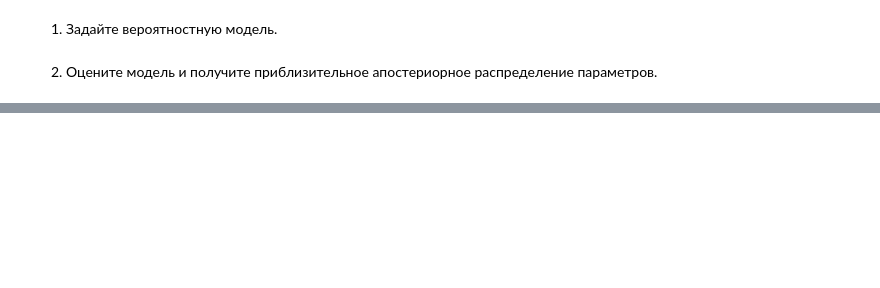
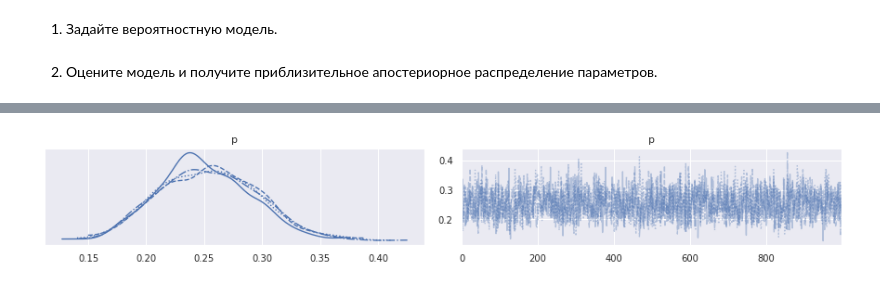
Before and after one commit to darkmetrics/bayes, a Jupyter notebook: Seminar 1.ipynb, the cells around one changed output, grey strips where cells are left out. Drawn from its saved outputs; the diff is of its cells as text; code cells hidden in the pictures; blank space fills up the shorter version.

```diff
--- a/Seminar 1.ipynb
+++ b/Seminar 1.ipynb
@@ -114,0 +133,16 @@ plt.hist(samples_1['share']);
+# %%
+ndraws = 1000
+nburn = 500
+
+with pm.Model() as model:
+  p = pm.Uniform('p', lower=0, upper=1)
+  y_obs = pm.Bernoulli('obs', p=p, observed=y)
+
+  step = pm.NUTS()
+  trace = pm.sample(ndraws,
+                    tune=nburn,
+                    discard_tuned_samples=True,
+                    step=step,
+                    random_seed=np.random.seed(123),
+                    cores=4,
+                    chains=4)
@@ -114,0 +157,4 @@ plt.hist(samples_1['share']);
+# %%
+az.plot_trace(trace);
+# %% [output]
+[figure, added]
```
Also changed, not shown: parts of 18 cells of this notebook.
